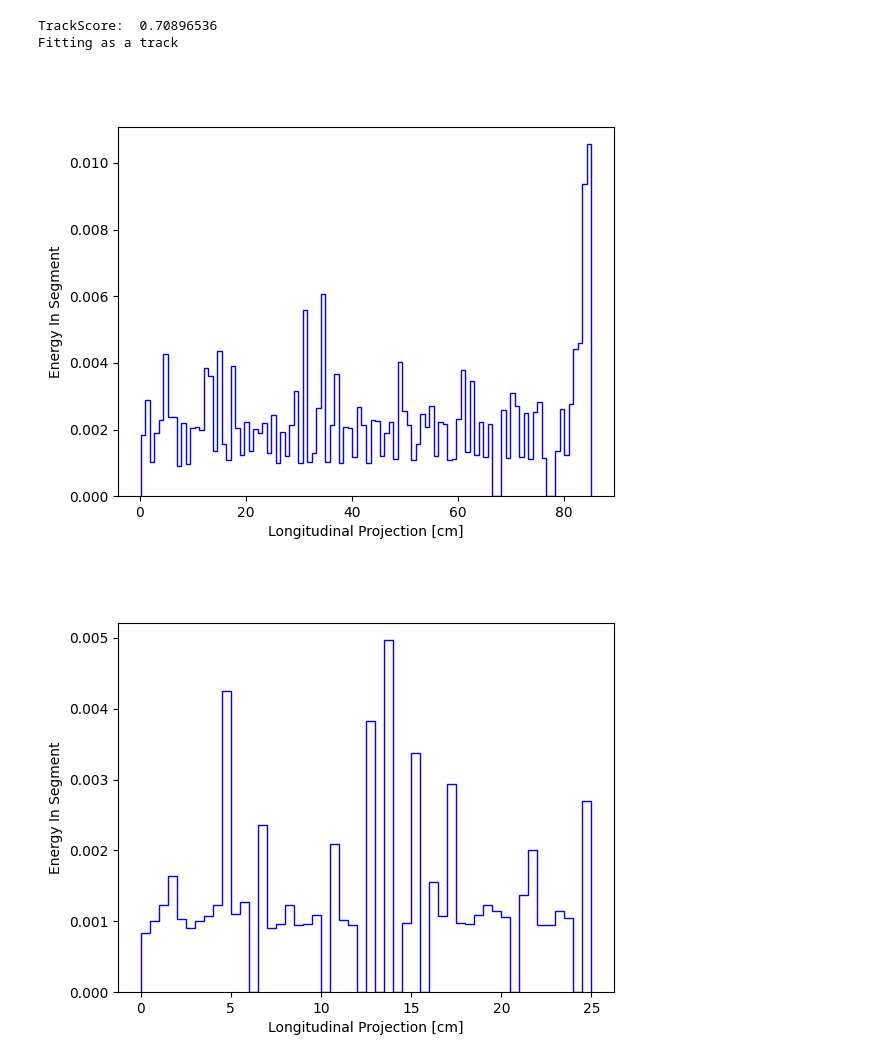
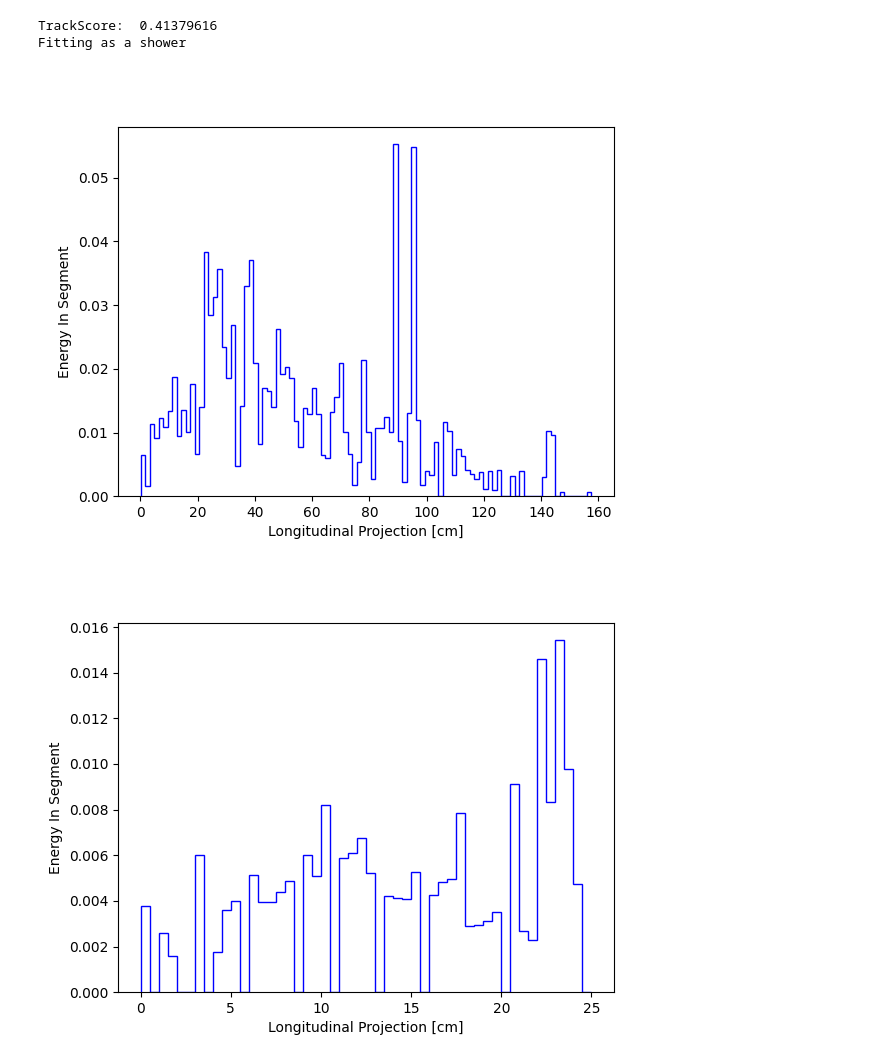
Before and after one commit to imawby/Ivysaurus, a Jupyter notebook: Venusaurus/VisualiseProfile.ipynb, the cells around one changed output. Drawn from its saved outputs; the diff is of its cells as text; code cells hidden in the pictures.

Commit message:
updating the venusaurus file reading

```diff
--- a/Venusaurus/VisualiseProfile.ipynb
+++ b/Venusaurus/VisualiseProfile.ipynb
@@ -12,11 +12,15 @@ import math
 import awkward as ak
 # %%
 
-file = uproot.open('../files/nue_dune10kt_1x2x6_1106_617_20230826T163359Z_gen_g4_detsim_hitreco_VenusaurusTrainingFiles.root')
+file = 'nu/nue_dune10kt_1x2x6_1106_617_20230826T163359Z_gen_g4_detsim_hitreco_VenusaurusTrainingFiles'
+
+fileName = '/Users/isobel/Desktop/DUNE/Ivysaurus/Venusaurus/files/' + file + '.root'
+
+file = uproot.open(fileName)
 tree = file['venusaurus/venusaur']
 branches = tree.arrays()
 # %%
-INDEX = 1
+INDEX = 0
 # %%
 print('PDG: ', branches['TruePDG'][INDEX])
 print('Run: ', branches['Run'][INDEX])
@@ -140,35 +138,35 @@ plt.xlabel('Longitudinal Projection [cm]')
 plt.ylabel('Energy In Segment')
 plt.show()
 
 #######################################
 # End 25cm of Longitudinal Profile
 #######################################
 figEndLong = plt.figure()
-maxL = np.max(np.array(longitudinal))
+maxL = np.ceil(np.max(np.array(longitudinal))/0.5) * 0.5
 plt.hist(longitudinal, bins=nBinsLong, range=[(maxL - extremaLength), maxL], weights=energy, color='blue', histtype='step')
 plt.xlabel('Longitudinal Projection [cm]')
 plt.ylabel('Energy In Segment')
 plt.show()
 
 #######################################
 # Whole Transverse Profile
 #######################################
 figTransv = plt.figure()
 plt.hist(transverse, bins=100, weights=energy, color='red', histtype='step')
 plt.xlabel('Transverse Projection [cm]')
 plt.ylabel('Energy In Segment')
 plt.show()
 
 #######################################
 # Moliere Radius Transverse Profile
 #######################################
 figTransvMol = plt.figure()
 plt.hist(transverse, bins=nBinsTransv, range=[0, moliereRadius], weights=energy, color='blue', histtype='step')
 plt.xlabel('Transverse Projection [cm]')
 plt.ylabel('Energy In Segment')
 plt.show()
 # %% [output]
-TrackScore:  0.70896536
-Fitting as a track
+TrackScore:  0.41379616
+Fitting as a shower
-[figure, old version]
+[figure, new version]
-[figure, old version]
+[figure, new version]
```
Also changed, not shown: parts of 5 cells of this notebook, 4 other files.
